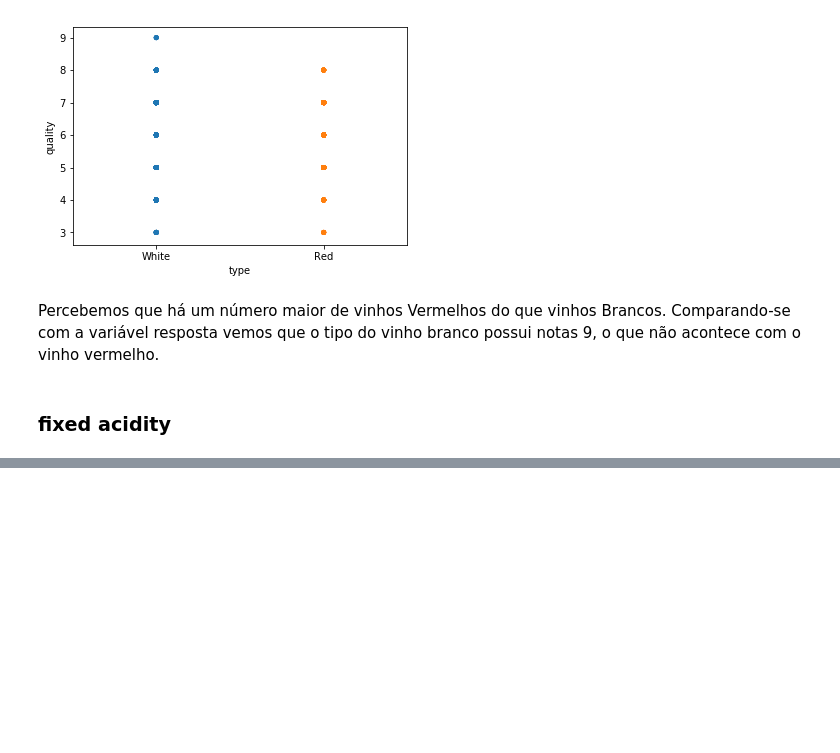
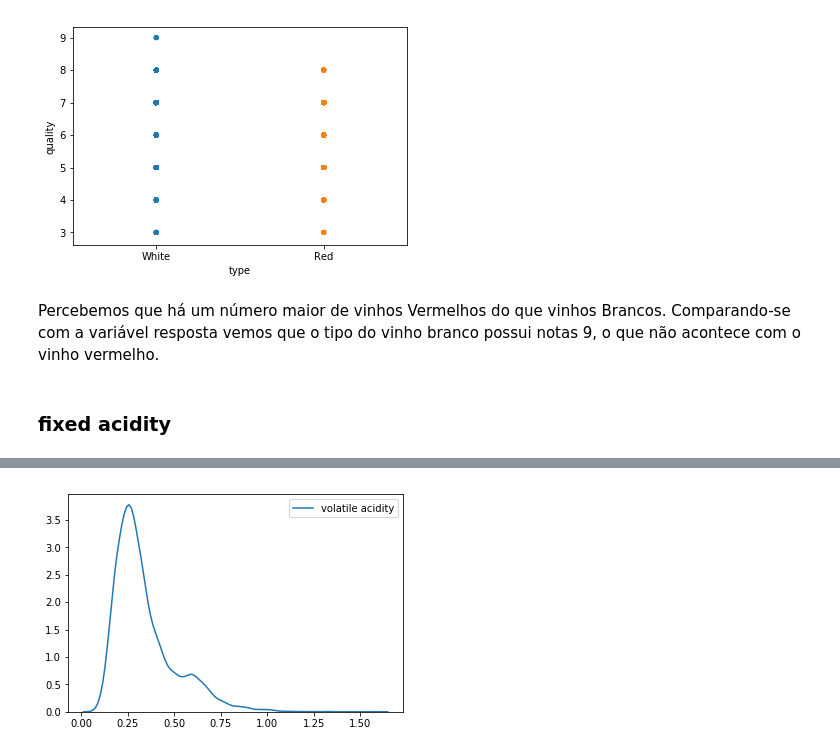
Before and after one commit to bahbbc/wine-quality, a Jupyter notebook: WineQuality.ipynb, the cells around one changed output, grey strips where cells are left out. Saved outputs shown, nothing was run; the diff lists cells and outputs as text; code cells hidden in the pictures; blank space fills up the shorter version.

```diff
--- a/WineQuality.ipynb
+++ b/WineQuality.ipynb
@@ -65,0 +116,4 @@ Percebemos que há um número maior de vinhos Vermelhos do que vinhos Brancos. C
+# %%
+sns.kdeplot(wine['volatile acidity']);
+# %% [output]
+[figure, added]
```
Also changed, not shown: parts of 104 cells of this notebook.
